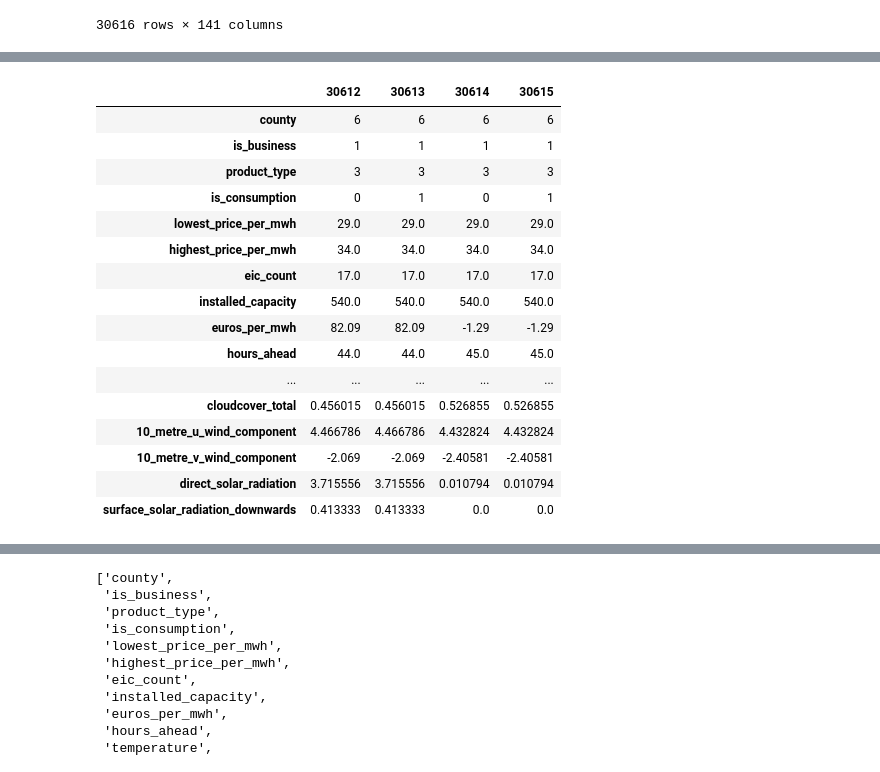
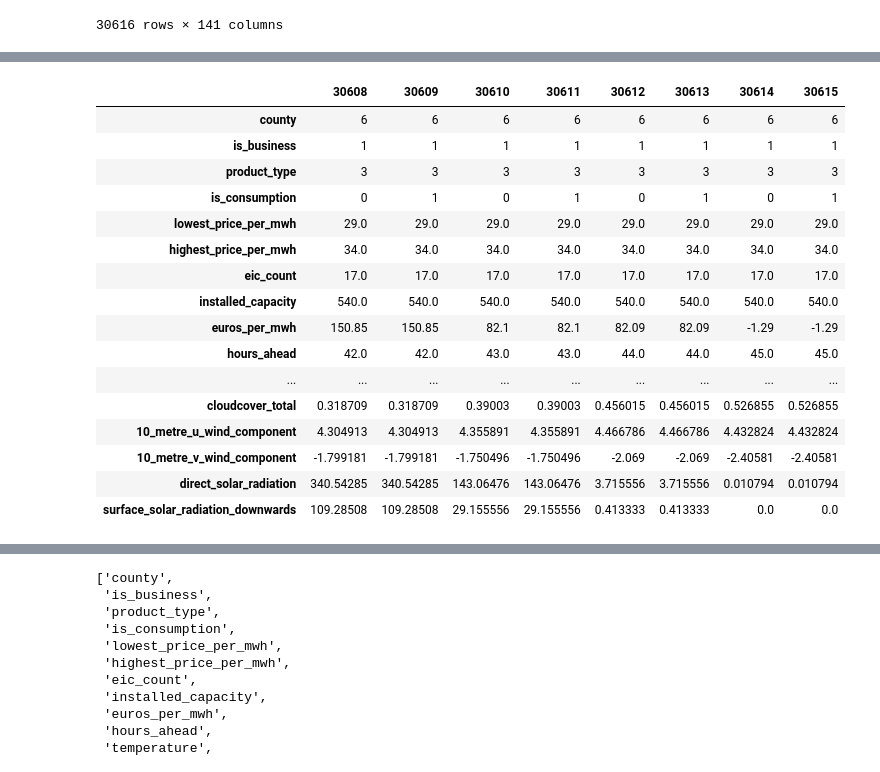
Before and after one commit to Olks/mlzoomcamp-capstone-project, a Jupyter notebook: eda.ipynb, the cells around one changed output, grey strips where cells are left out. Drawn from its saved outputs; the diff is of its cells as text; code cells hidden in the pictures.

```diff
--- a/eda.ipynb
+++ b/eda.ipynb
@@ -29,23 +96,23 @@ df
 # %%
-df.tail(4).T.head(20)
+df.tail(8).T.head(20)
 # %% [output]
-|  | 30612 | 30613 | 30614 | 30615 |
-| county | 6 | 6 | 6 | 6 |
-| is_business | 1 | 1 | 1 | 1 |
-| product_type | 3 | 3 | 3 | 3 |
-| is_consumption | 0 | 1 | 0 | 1 |
-| lowest_price_per_mwh | 29.0 | 29.0 | 29.0 | 29.0 |
-| highest_price_per_mwh | 34.0 | 34.0 | 34.0 | 34.0 |
-| eic_count | 17.0 | 17.0 | 17.0 | 17.0 |
-| installed_capacity | 540.0 | 540.0 | 540.0 | 540.0 |
-| euros_per_mwh | 82.09 | 82.09 | -1.29 | -1.29 |
-| hours_ahead | 44.0 | 44.0 | 45.0 | 45.0 |
-| ... | ... | ... | ... | ... |
-| cloudcover_total | 0.456015 | 0.456015 | 0.526855 | 0.526855 |
-| 10_metre_u_wind_component | 4.466786 | 4.466786 | 4.432824 | 4.432824 |
-| 10_metre_v_wind_component | -2.069 | -2.069 | -2.40581 | -2.40581 |
-| direct_solar_radiation | 3.715556 | 3.715556 | 0.010794 | 0.010794 |
-| surface_solar_radiation_downwards | 0.413333 | 0.413333 | 0.0 | 0.0 |
+|  | 30608 | 30609 | 30610 | 30611 | 30612 | 30613 | 30614 | 30615 |
+| county | 6 | 6 | 6 | 6 | 6 | 6 | 6 | 6 |
+| is_business | 1 | 1 | 1 | 1 | 1 | 1 | 1 | 1 |
+| product_type | 3 | 3 | 3 | 3 | 3 | 3 | 3 | 3 |
+| is_consumption | 0 | 1 | 0 | 1 | 0 | 1 | 0 | 1 |
+| lowest_price_per_mwh | 29.0 | 29.0 | 29.0 | 29.0 | 29.0 | 29.0 | 29.0 | 29.0 |
+| highest_price_per_mwh | 34.0 | 34.0 | 34.0 | 34.0 | 34.0 | 34.0 | 34.0 | 34.0 |
+| eic_count | 17.0 | 17.0 | 17.0 | 17.0 | 17.0 | 17.0 | 17.0 | 17.0 |
+| installed_capacity | 540.0 | 540.0 | 540.0 | 540.0 | 540.0 | 540.0 | 540.0 | 540.0 |
+| euros_per_mwh | 150.85 | 150.85 | 82.1 | 82.1 | 82.09 | 82.09 | -1.29 | -1.29 |
+| hours_ahead | 42.0 | 42.0 | 43.0 | 43.0 | 44.0 | 44.0 | 45.0 | 45.0 |
+| ... | ... | ... | ... | ... | ... | ... | ... | ... |
+| cloudcover_total | 0.318709 | 0.318709 | 0.39003 | 0.39003 | 0.456015 | 0.456015 | 0.526855 | 0.526855 |
+| 10_metre_u_wind_component | 4.304913 | 4.304913 | 4.355891 | 4.355891 | 4.466786 | 4.466786 | 4.432824 | 4.432824 |
+| 10_metre_v_wind_component | -1.799181 | -1.799181 | -1.750496 | -1.750496 | -2.069 | -2.069 | -2.40581 | -2.40581 |
+| direct_solar_radiation | 340.54285 | 340.54285 | 143.06476 | 143.06476 | 3.715556 | 3.715556 | 0.010794 | 0.010794 |
+| surface_solar_radiation_downwards | 109.28508 | 109.28508 | 29.155556 | 29.155556 | 0.413333 | 0.413333 | 0.0 | 0.0 |
 # %%
 df.describe().T.head(20)
 # %% [output]
```
Also changed, not shown: parts of 22 cells of this notebook, 1 other file.
